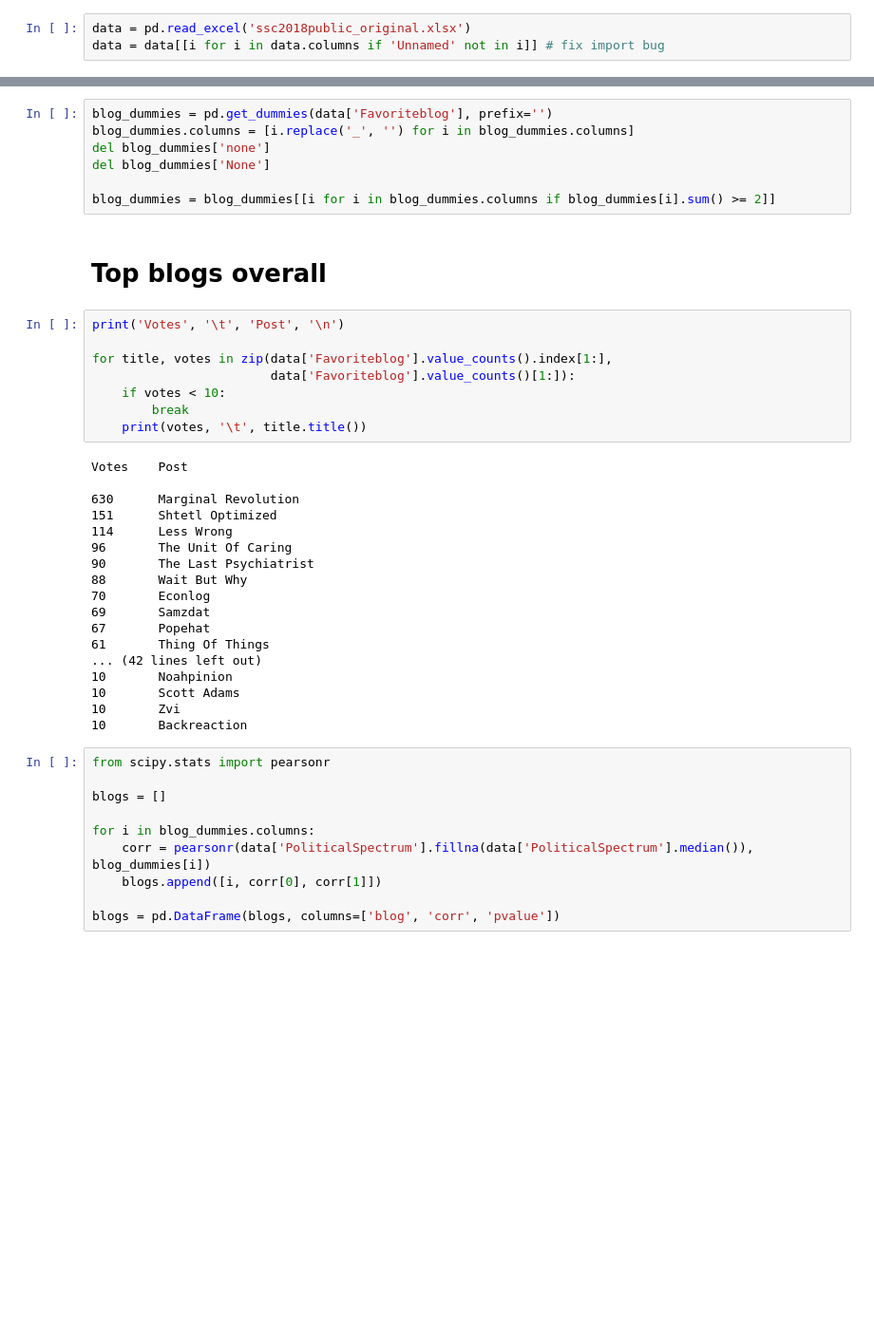
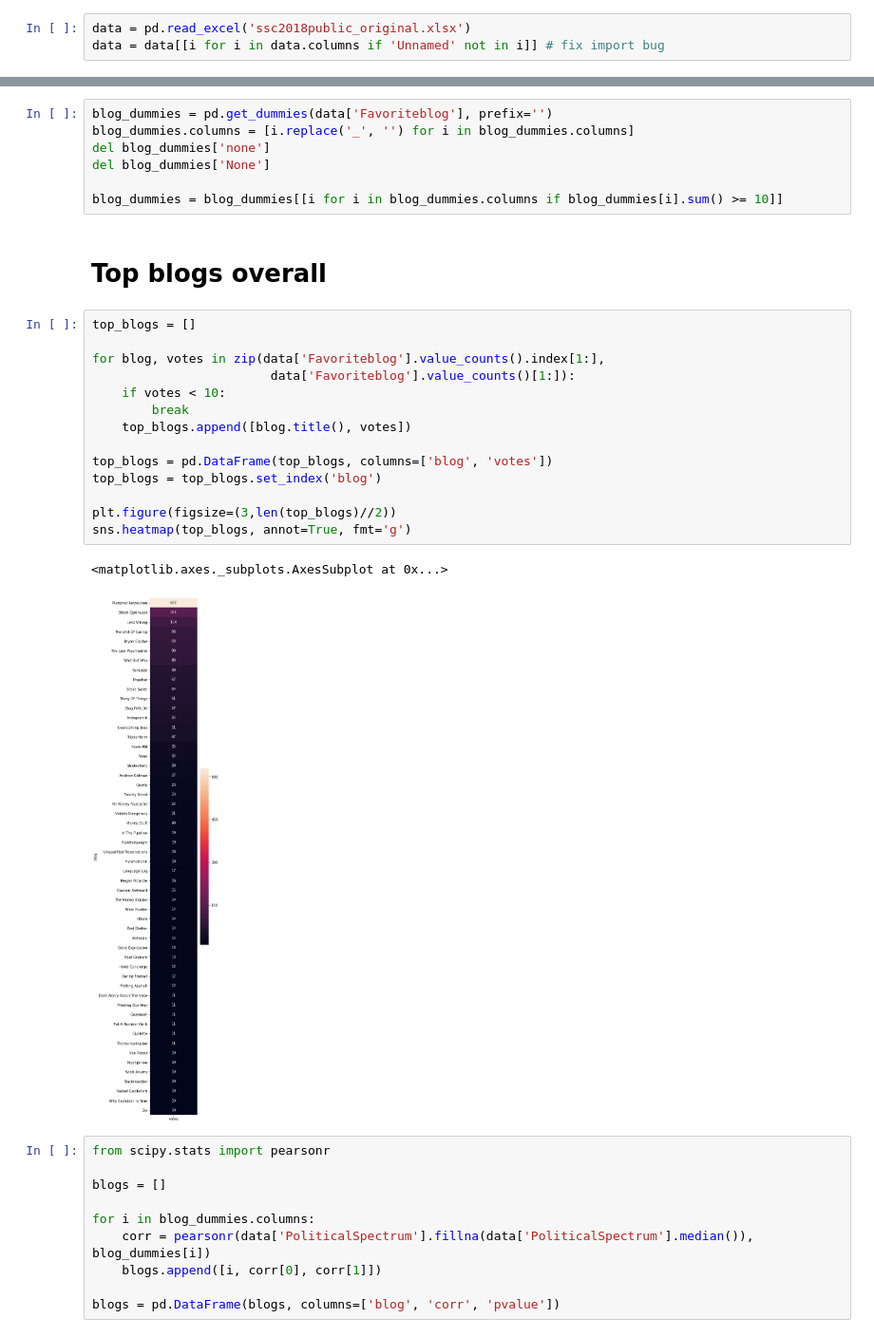
Before and after one commit to vincefav/SSC-Reader-Survey-2018, a Jupyter notebook: SSC Reading List.ipynb, the cells around one changed output, grey strips where cells are left out. Shown: that part at 95% size. Drawn from its saved outputs; the diff is of its cells as text; blank space fills up the shorter version.

Commit message:
feat: Create heatmaps

```diff
--- a/SSC Reading List.ipynb
+++ b/SSC Reading List.ipynb
@@ -58,35 +65,26 @@ blog_dummies.columns = [i.replace('_', '') for i in blog_dummies.columns]
 del blog_dummies['none']
 del blog_dummies['None']
 
-blog_dummies = blog_dummies[[i for i in blog_dummies.columns if blog_dummies[i].sum() >= 2]]
+blog_dummies = blog_dummies[[i for i in blog_dummies.columns if blog_dummies[i].sum() >= 10]]
 # %% [markdown]
 # Top blogs overall
 # %%
-print('Votes', '\t', 'Post', '\n')
+top_blogs = []
 
-for title, votes in zip(data['Favoriteblog'].value_counts().index[1:],
+for blog, votes in zip(data['Favoriteblog'].value_counts().index[1:],
                         data['Favoriteblog'].value_counts()[1:]):
     if votes < 10:
         break
-    print(votes, '\t', title.title())
+    top_blogs.append([blog.title(), votes])
+
+top_blogs = pd.DataFrame(top_blogs, columns=['blog', 'votes'])
+top_blogs = top_blogs.set_index('blog')
+
+plt.figure(figsize=(3,len(top_blogs)//2))
+sns.heatmap(top_blogs, annot=True, fmt='g')
 # %% [output]
-Votes    Post
-
-630      Marginal Revolution
-151      Shtetl Optimized
-114      Less Wrong
-96       The Unit Of Caring
-90       The Last Psychiatrist
-88       Wait But Why
-70       Econlog
-69       Samzdat
-67       Popehat
-61       Thing Of Things
-... (42 lines left out)
-10       Noahpinion
-10       Scott Adams
-10       Zvi
-10       Backreaction
+<matplotlib.axes._subplots.AxesSubplot at 0x...>
+[figure, added]
 # %%
 from scipy.stats import pearsonr
 
```
Also changed, not shown: parts of 21 cells of this notebook.
